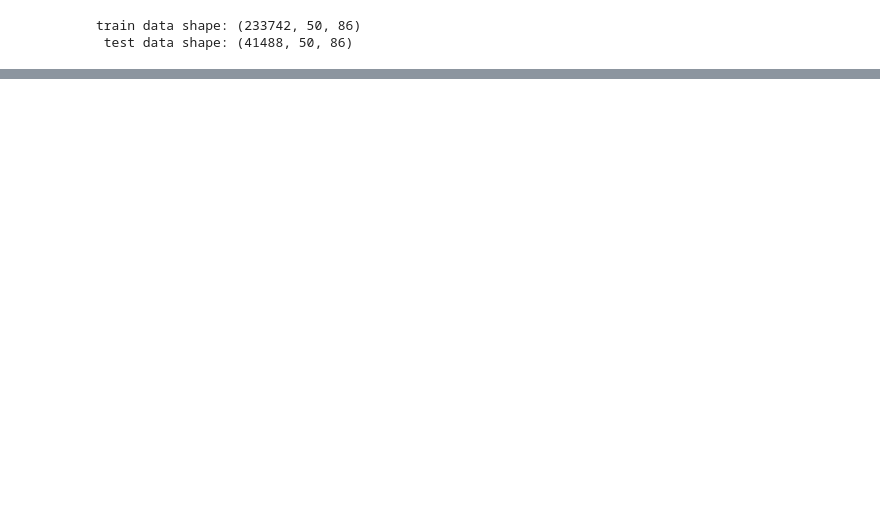
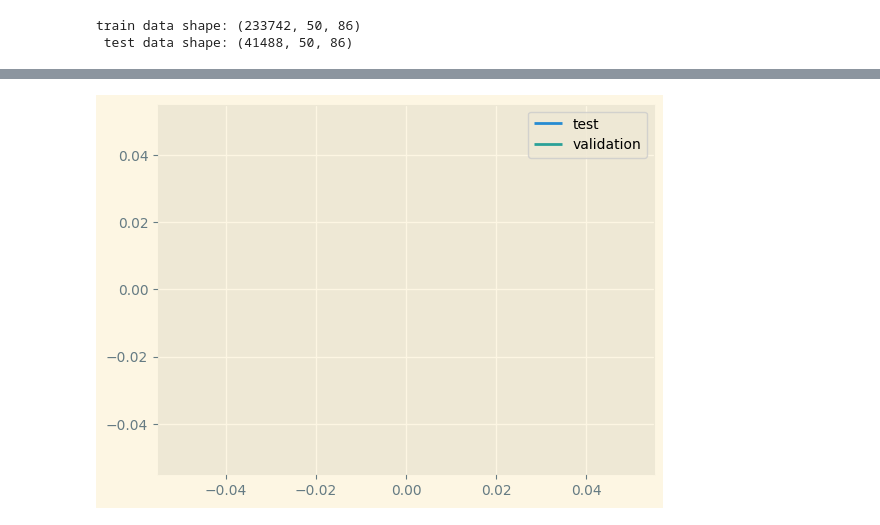
Before and after one commit to shadow036/machine-learning-in-applications, a Jupyter notebook: AAE.ipynb, the cells around one changed output, grey strips where cells are left out. Cells and saved outputs as stored; diff of their text form; code cells hidden in the pictures; blank space fills up the shorter version.

```diff
--- a/AAE.ipynb
+++ b/AAE.ipynb
@@ -354,0 +422,7 @@ KeyboardInterrupt:
+# %%
+plt.plot(np.mean(test_cost, axis=0), label="test")
+plt.plot(np.mean(validation_cost, axis=0), label="validation")
+plt.legend()
+plt.show()
+# %% [output]
+[figure, added]
```
Also changed, not shown: parts of 16 cells of this notebook, 1 other file.
